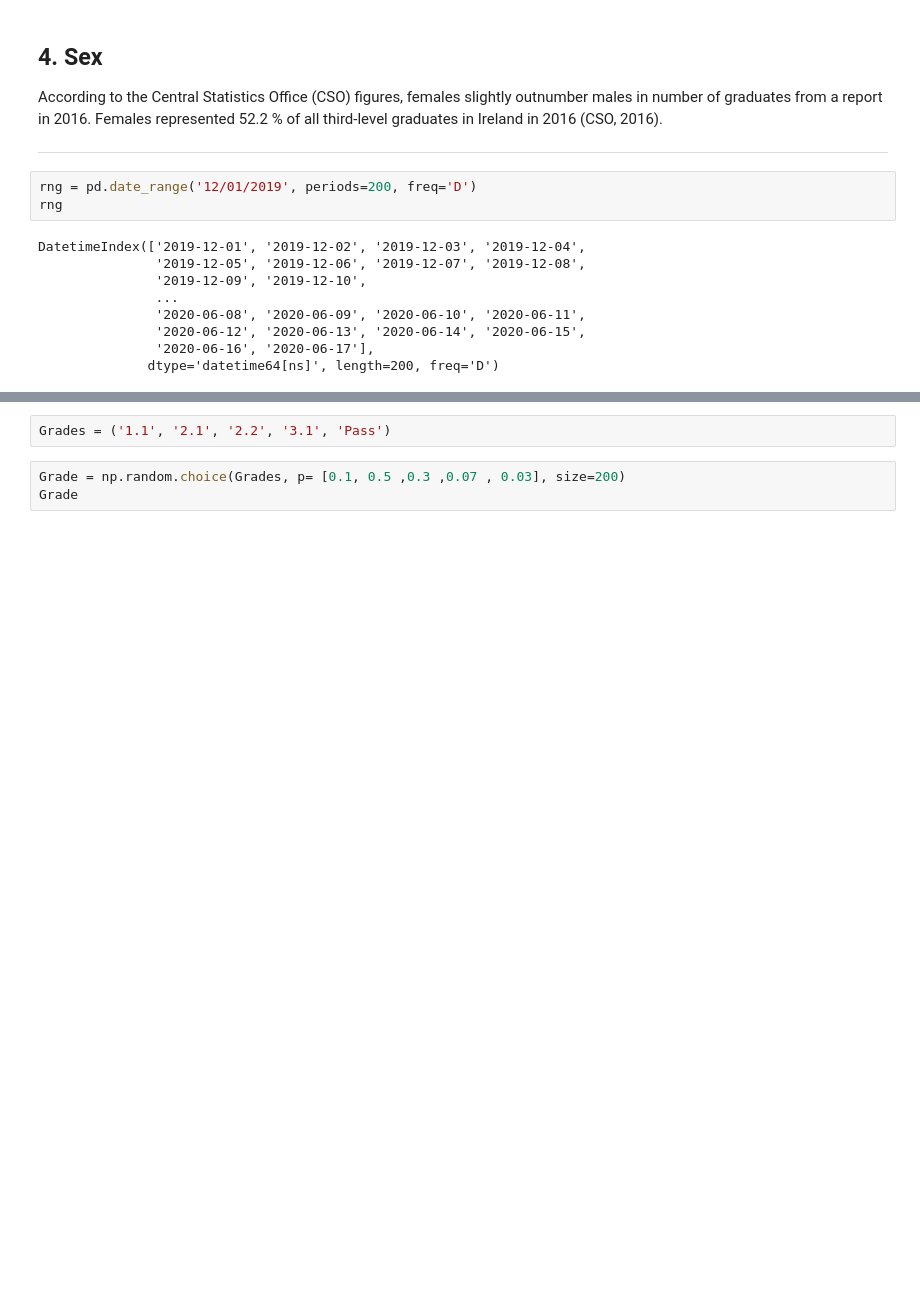
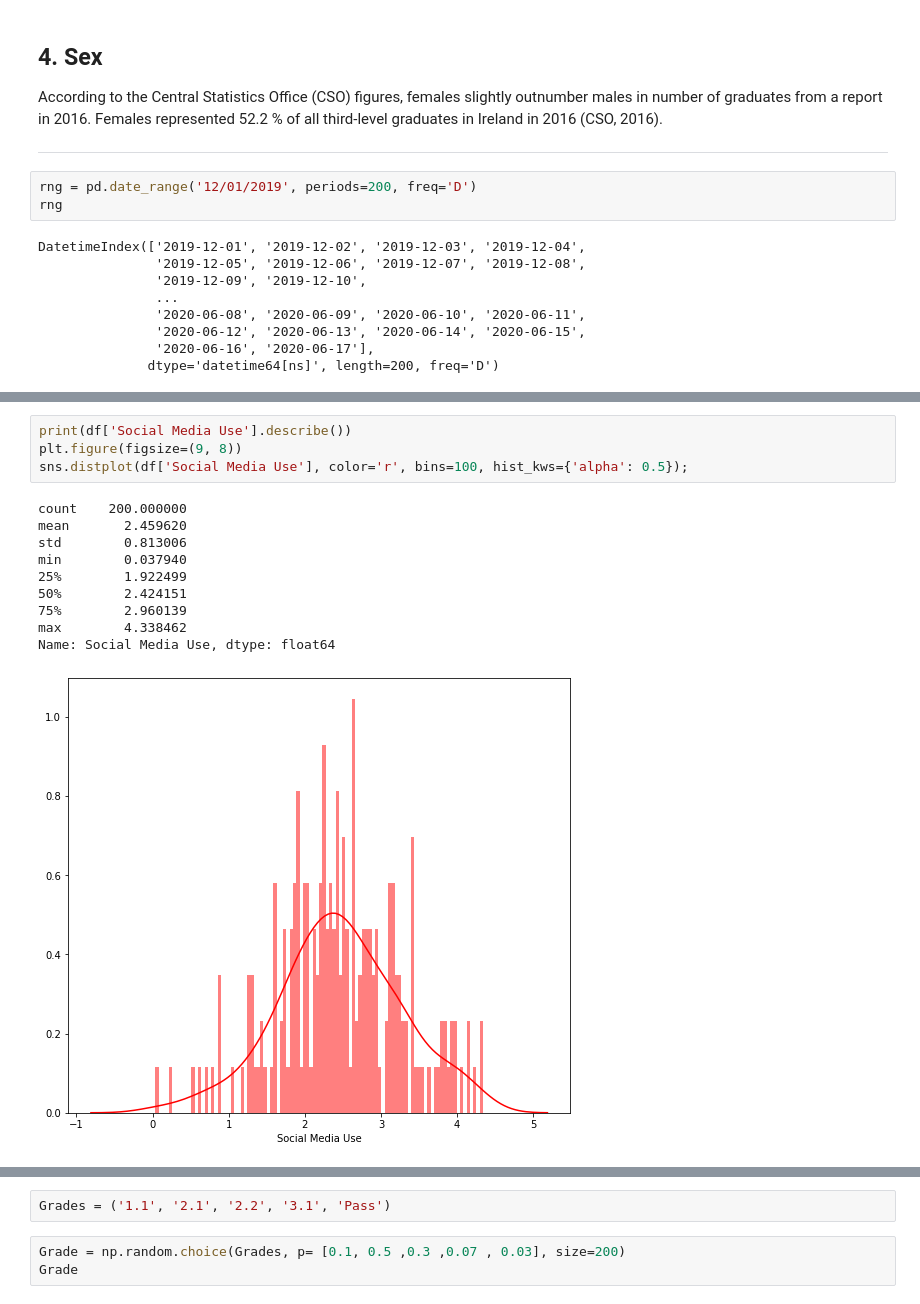
Before and after one commit to Willie2511/Programming-For-DA-Project, a Jupyter notebook: ProgrammingProject.ipynb, the cells around one changed output, grey strips where cells are left out. Cells and saved outputs as stored; diff of their text form; blank space fills up the shorter version.

```diff
--- a/ProgrammingProject.ipynb
+++ b/ProgrammingProject.ipynb
@@ -103,0 +147,15 @@ df.describe()
+# %%
+print(df['Social Media Use'].describe())
+plt.figure(figsize=(9, 8))
+sns.distplot(df['Social Media Use'], color='r', bins=100, hist_kws={'alpha': 0.5});
+# %% [output]
+count    200.000000
+mean       2.459620
+std        0.813006
+min        0.037940
+25%        1.922499
+50%        2.424151
+75%        2.960139
+max        4.338462
+Name: Social Media Use, dtype: float64
+[figure, added]
```
Also changed, not shown: parts of 16 cells of this notebook.
